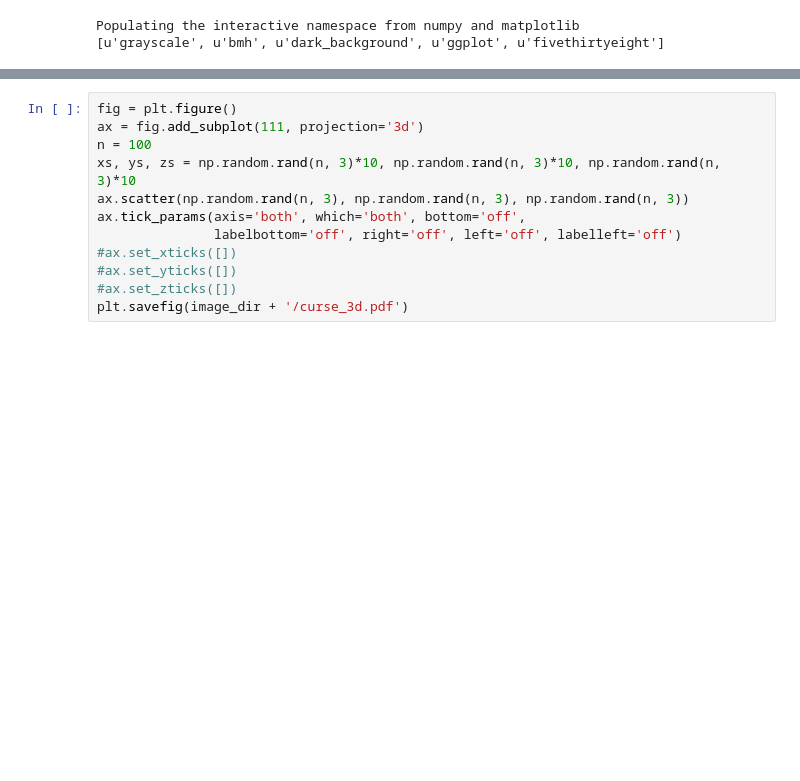
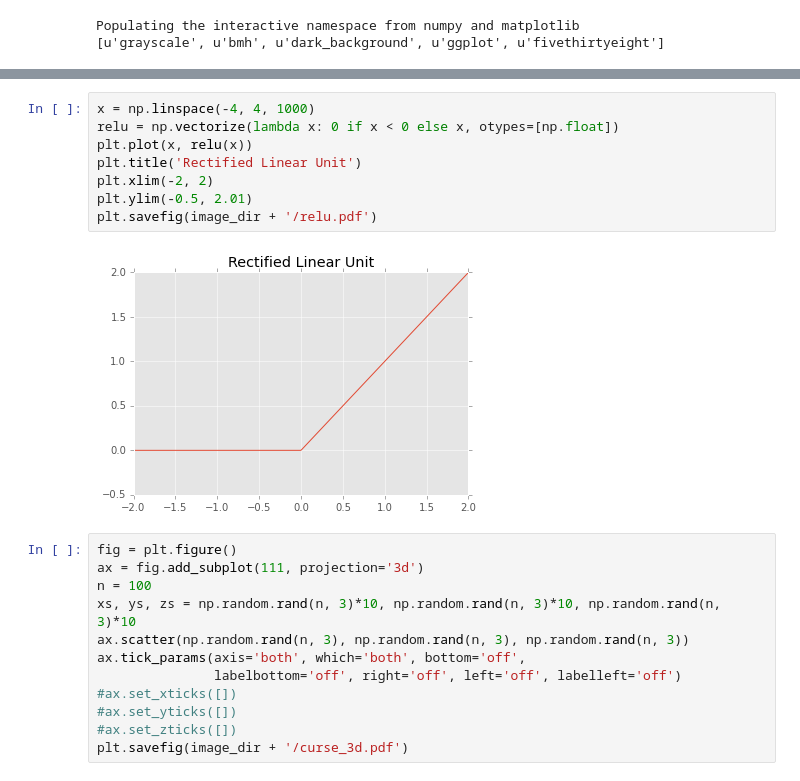
Before and after one commit to rubenvereecken/thesis, a Jupyter notebook: notebooks/Theory.ipynb, the cells around one changed output, grey strips where cells are left out. Drawn from its saved outputs; the diff is of its cells as text; blank space fills up the shorter version.

```diff
--- a/notebooks/Theory.ipynb
+++ b/notebooks/Theory.ipynb
@@ -27,3 +37,13 @@ plt.savefig(image_dir + '/sigmoid.pdf')
+# %%
+x = np.linspace(-4, 4, 1000)
+relu = np.vectorize(lambda x: 0 if x < 0 else x, otypes=[np.float])
+plt.plot(x, relu(x))
+plt.title('Rectified Linear Unit')
+plt.xlim(-2, 2)
+plt.ylim(-0.5, 2.01)
+plt.savefig(image_dir + '/relu.pdf')
+# %% [output]
+[figure, added]
 # %%
 fig = plt.figure()
 ax = fig.add_subplot(111, projection='3d')
```
Also changed, not shown: parts of 2 cells of this notebook, 1 other file.
